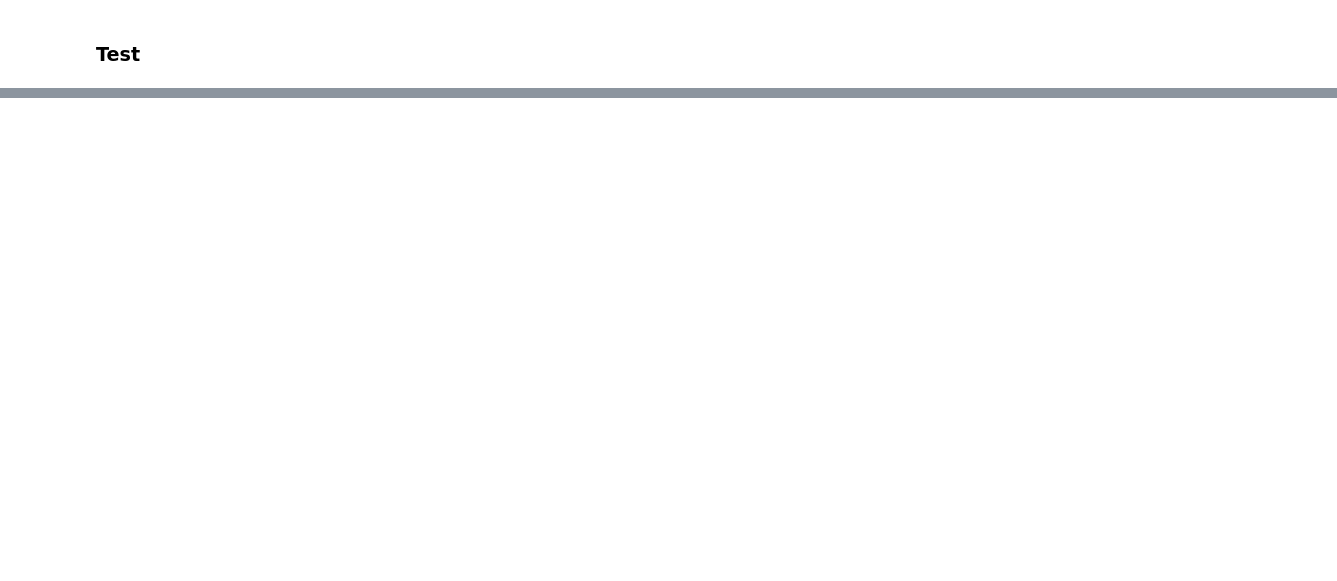
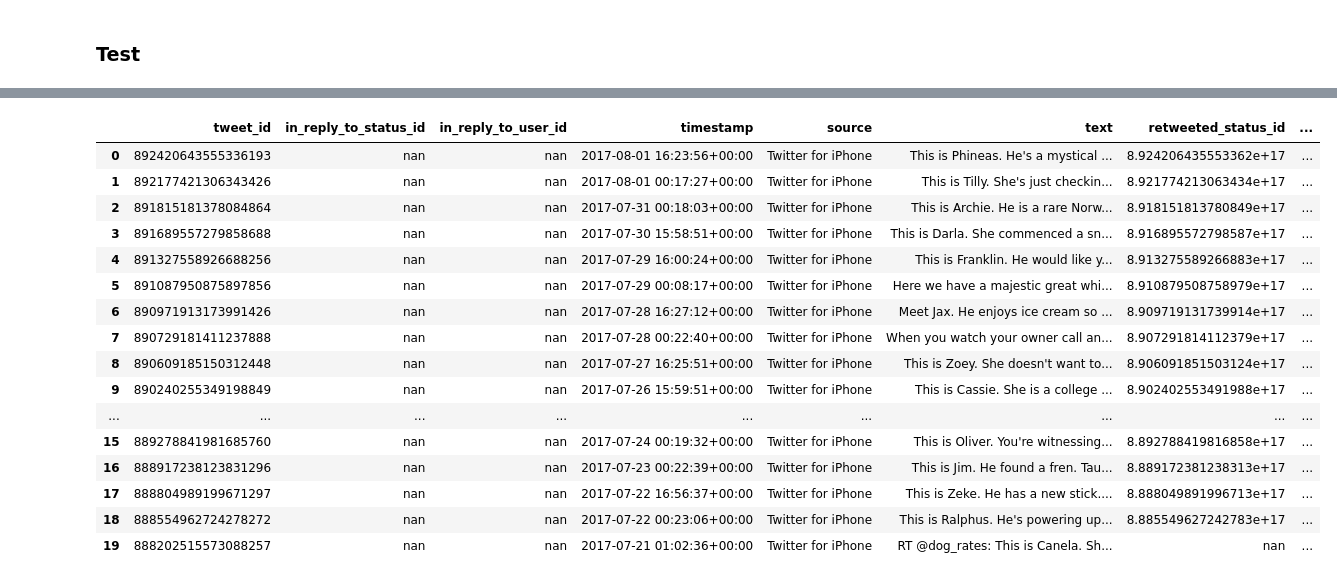
Before and after one commit to Stoneatrophy/Project-Data-Wrangling, a Jupyter notebook: wrangle_act.ipynb, the cells around one changed output, grey strips where cells are left out. Saved outputs shown, nothing was run; the diff lists cells and outputs as text; code cells hidden in the pictures; blank space fills up the shorter version.

```diff
--- a/wrangle_act.ipynb
+++ b/wrangle_act.ipynb
@@ -266,3 +264,12 @@ df_twitter_archive_clean['name'].replace('None', np.nan, inplace=True)
 # dropping rows that are retweets and only keeping rows that are NaN
 
 df_twitter_archive_clean['retweeted_status_id'] = df_twitter_archive_clean[df_twitter_archive_clean['retweeted_status_id'].isnull() == True ]
+# %%
+# changing the data type from either int or float to string for the "id"-columns in "twitter_archive"-table
+
+df_twitter_archive_clean['tweet_id'] = df_twitter_archive_clean['tweet_id'].astype(str)
+df_twitter_archive_clean['in_reply_to_status_id'] = df_twitter_archive_clean['in_reply_to_status_id'].astype(str)
+df_twitter_archive_clean['in_reply_to_user_id'] = df_twitter_archive_clean['in_reply_to_user_id'].astype(str)
+df_twitter_archive_clean['retweeted_status_id'] = df_twitter_archive_clean['retweeted_status_id'].astype(str)
+df_twitter_archive_clean['retweeted_status_user_id'] = df_twitter_archive_clean['retweeted_status_user_id'].astype(str)
+df_twitter_archive_clean['rating_numerator'] = df_twitter_archive_clean['rating_numerator'].astype(float)
@@ -299,0 +432,22 @@ df_twitter_archive["rating_numerator"].iloc[45]
+# %%
+# the dog stages are now combined into one column
+
+df_twitter_archive_clean.head(20)
+# %% [output]
+|  | tweet_id | in_reply_to_status_id | in_reply_to_user_id | timestamp | source | text | retweeted_status_id | ... |
+| 0 | 892420643555336193 | nan | nan | 2017-08-01 16:23:56+00:00 | Twitter for iPhone | This is Phineas. He's a mystical ... | 8.924206435553362e+17 | ... |
+| 1 | 892177421306343426 | nan | nan | 2017-08-01 00:17:27+00:00 | Twitter for iPhone | This is Tilly. She's just checkin... | 8.921774213063434e+17 | ... |
+| 2 | 891815181378084864 | nan | nan | 2017-07-31 00:18:03+00:00 | Twitter for iPhone | This is Archie. He is a rare Norw... | 8.918151813780849e+17 | ... |
+| 3 | 891689557279858688 | nan | nan | 2017-07-30 15:58:51+00:00 | Twitter for iPhone | This is Darla. She commenced a sn... | 8.916895572798587e+17 | ... |
+| 4 | 891327558926688256 | nan | nan | 2017-07-29 16:00:24+00:00 | Twitter for iPhone | This is Franklin. He would like y... | 8.913275589266883e+17 | ... |
+| 5 | 891087950875897856 | nan | nan | 2017-07-29 00:08:17+00:00 | Twitter for iPhone | Here we have a majestic great whi... | 8.910879508758979e+17 | ... |
+| 6 | 890971913173991426 | nan | nan | 2017-07-28 16:27:12+00:00 | Twitter for iPhone | Meet Jax. He enjoys ice cream so ... | 8.909719131739914e+17 | ... |
+| 7 | 890729181411237888 | nan | nan | 2017-07-28 00:22:40+00:00 | Twitter for iPhone | When you watch your owner call an... | 8.907291814112379e+17 | ... |
+| 8 | 890609185150312448 | nan | nan | 2017-07-27 16:25:51+00:00 | Twitter for iPhone | This is Zoey. She doesn't want to... | 8.906091851503124e+17 | ... |
+| 9 | 890240255349198849 | nan | nan | 2017-07-26 15:59:51+00:00 | Twitter for iPhone | This is Cassie. She is a college ... | 8.902402553491988e+17 | ... |
+| ... | ... | ... | ... | ... | ... | ... | ... | ... |
+| 15 | 889278841981685760 | nan | nan | 2017-07-24 00:19:32+00:00 | Twitter for iPhone | This is Oliver. You're witnessing... | 8.892788419816858e+17 | ... |
+| 16 | 888917238123831296 | nan | nan | 2017-07-23 00:22:39+00:00 | Twitter for iPhone | This is Jim. He found a fren. Tau... | 8.889172381238313e+17 | ... |
+| 17 | 888804989199671297 | nan | nan | 2017-07-22 16:56:37+00:00 | Twitter for iPhone | This is Zeke. He has a new stick.... | 8.888049891996713e+17 | ... |
+| 18 | 888554962724278272 | nan | nan | 2017-07-22 00:23:06+00:00 | Twitter for iPhone | This is Ralphus. He's powering up... | 8.885549627242783e+17 | ... |
+| 19 | 888202515573088257 | nan | nan | 2017-07-21 01:02:36+00:00 | Twitter for iPhone | RT @dog_rates: This is Canela. Sh... | nan | ... |
```
Also changed, not shown: parts of 60 cells of this notebook.
